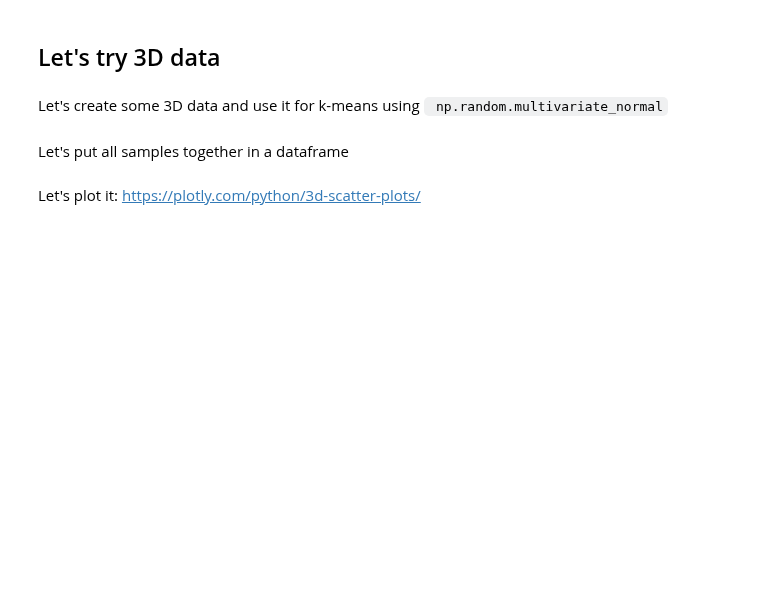
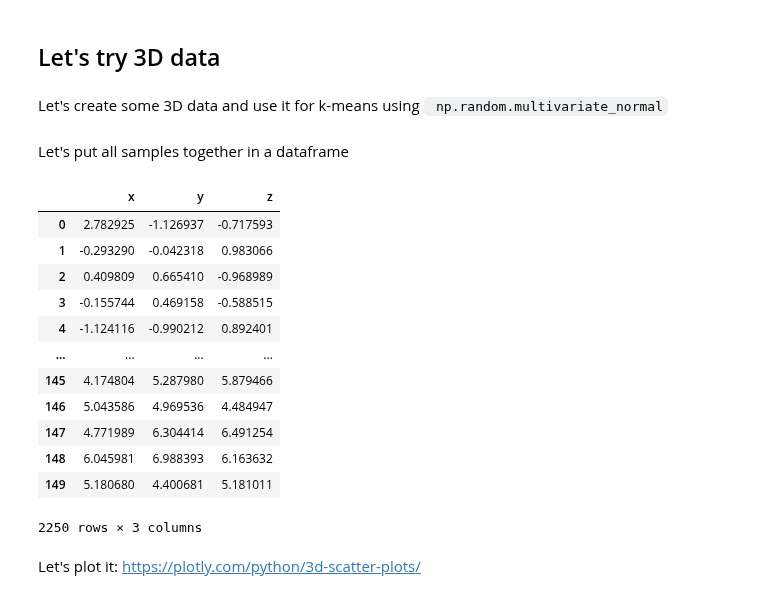
Before and after one commit to elhamod/BA820, a Jupyter notebook: Hands-on/02-clustering/Clustering_Synthetic_Data.ipynb, the cells around one changed output. Cells and saved outputs as stored; diff of their text form; code cells hidden in the pictures; blank space fills up the shorter version.

```diff
--- a/Hands-on/02-clustering/Clustering_Synthetic_Data.ipynb
+++ b/Hands-on/02-clustering/Clustering_Synthetic_Data.ipynb
@@ -172,6 +190,22 @@ Let's put all samples together in a dataframe
 df_3d = pd.DataFrame(samples, columns=['x', 'y', 'z'])
 df_3d = pd.concat([df_3d, pd.DataFrame(samples2, columns=['x', 'y', 'z'])], axis=0)
 df_3d = pd.concat([df_3d, pd.DataFrame(samples3, columns=['x', 'y', 'z'])], axis=0)
+# %%
+df_3d
+# %% [output]
+|  | x | y | z |
+| 0 | 2.782925 | -1.126937 | -0.717593 |
+| 1 | -0.293290 | -0.042318 | 0.983066 |
+| 2 | 0.409809 | 0.665410 | -0.968989 |
+| 3 | -0.155744 | 0.469158 | -0.588515 |
+| 4 | -1.124116 | -0.990212 | 0.892401 |
+| ... | ... | ... | ... |
+| 145 | 4.174804 | 5.287980 | 5.879466 |
+| 146 | 5.043586 | 4.969536 | 4.484947 |
+| 147 | 4.771989 | 6.304414 | 6.491254 |
+| 148 | 6.045981 | 6.988393 | 6.163632 |
+| 149 | 5.180680 | 4.400681 | 5.181011 |
+2250 rows × 3 columns
 # %% [markdown]
 Let's plot it: https://plotly.com/python/3d-scatter-plots/
 # %%
```
Also changed, not shown: parts of 9 cells of this notebook.
